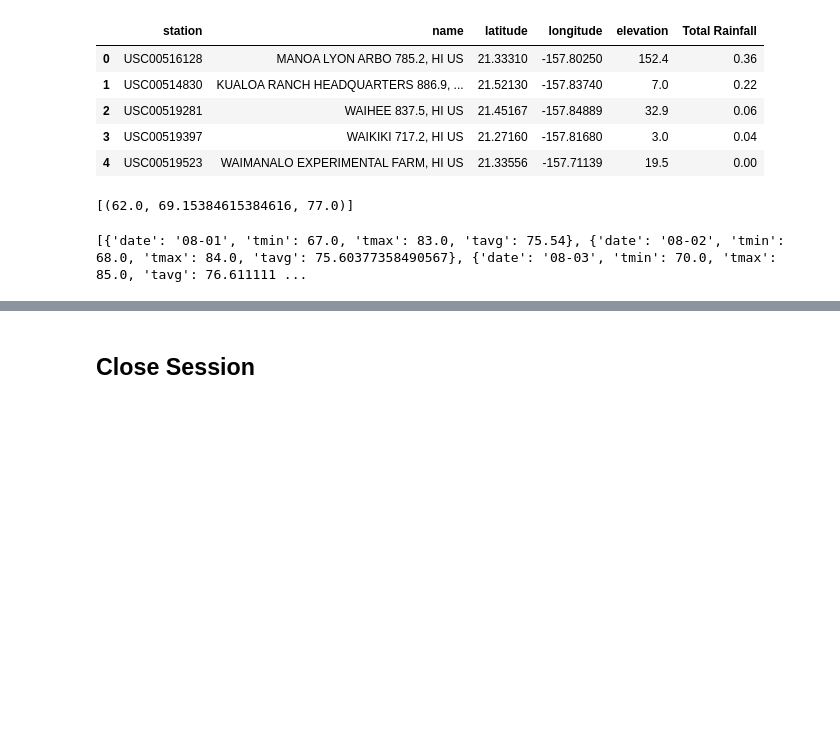
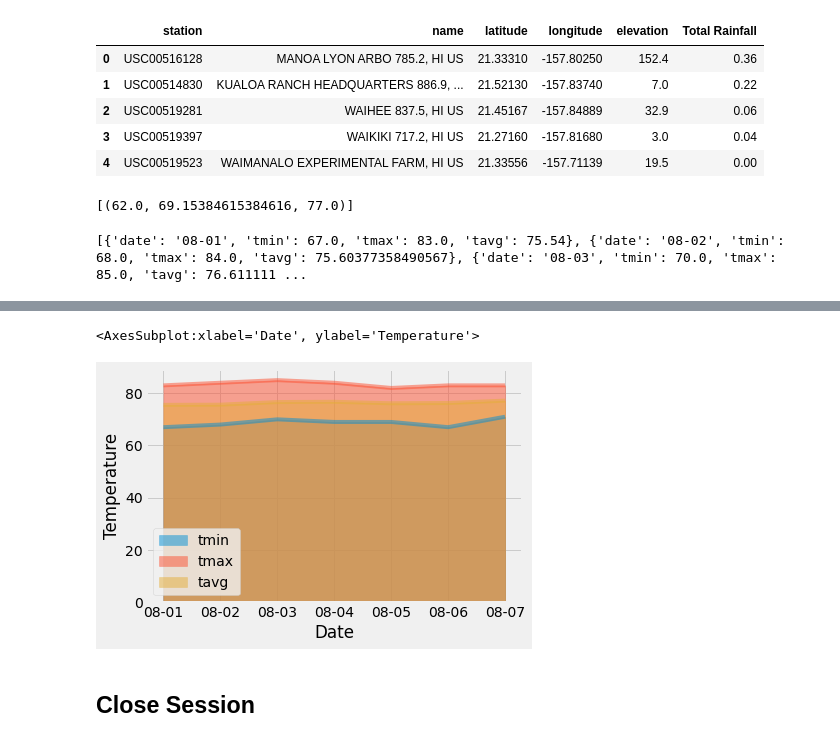
Before and after one commit to jeremybar32093/sqlalchemy-challenge, a Jupyter notebook: temp_analysis_2.ipynb, the cells around one changed output, grey strips where cells are left out. Drawn from its saved outputs; the diff is of its cells as text; code cells hidden in the pictures; blank space fills up the shorter version.

Commit message:
Added area chart for daily normals in temp_analysis_2.ipynb

```diff
--- a/temp_analysis_2.ipynb
+++ b/temp_analysis_2.ipynb
@@ -187,5 +189,12 @@ trip_dates
 # %%
 # Plot the daily normals as an area plot with `stacked=False`
+area_chart = trip_dates.plot(kind='area',stacked=False)
+area_chart.set_ylabel('Temperature')
+area_chart.set_xlabel('Date')
+area_chart
+# %% [output]
+<AxesSubplot:xlabel='Date', ylabel='Temperature'>
+[figure, added]
 # %% [markdown]
 ## Close Session
 # %%
```
Also changed, not shown: parts of 1 cell of this notebook.
